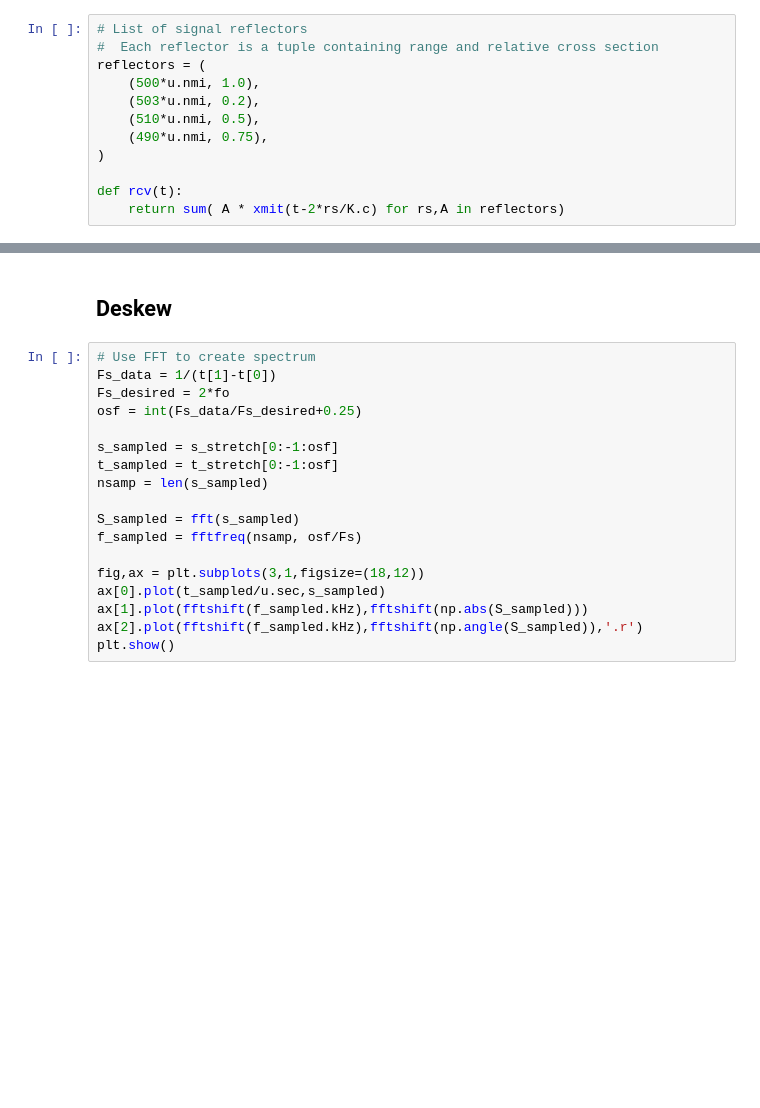
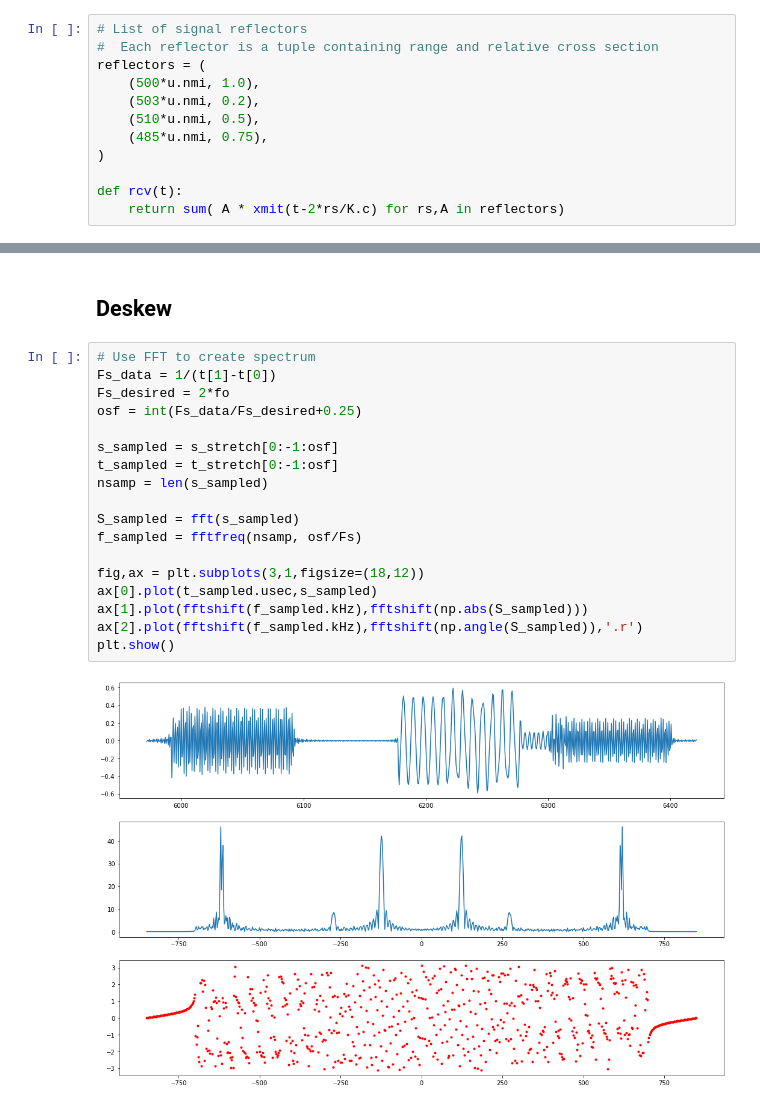
Before and after one commit to mikemayer67/PhysDim, a Jupyter notebook: PulseLab.ipynb, the cells around one changed output, grey strips where cells are left out. Saved outputs shown, nothing was run; the diff lists cells and outputs as text; blank space fills up the shorter version.

```diff
--- a/PulseLab.ipynb
+++ b/PulseLab.ipynb
@@ -59,7 +63,7 @@ reflectors = (
     (500*u.nmi, 1.0),
     (503*u.nmi, 0.2),
     (510*u.nmi, 0.5),
-    (490*u.nmi, 0.75),
+    (485*u.nmi, 0.75),
 )
 
 def rcv(t):
@@ -193,21 +213,23 @@ plt.show()
 # %%
 # Use FFT to create spectrum
 Fs_data = 1/(t[1]-t[0])
 Fs_desired = 2*fo
 osf = int(Fs_data/Fs_desired+0.25)
 
 s_sampled = s_stretch[0:-1:osf]
 t_sampled = t_stretch[0:-1:osf]
 nsamp = len(s_sampled)
 
 S_sampled = fft(s_sampled)
 f_sampled = fftfreq(nsamp, osf/Fs)
 
 fig,ax = plt.subplots(3,1,figsize=(18,12))
-ax[0].plot(t_sampled/u.sec,s_sampled)
+ax[0].plot(t_sampled.usec,s_sampled)
 ax[1].plot(fftshift(f_sampled.kHz),fftshift(np.abs(S_sampled)))
 ax[2].plot(fftshift(f_sampled.kHz),fftshift(np.angle(S_sampled)),'.r')
 plt.show()
+# %% [output]
+[figure, added]
 # %%
 fig,axs = plt.subplots(4,1,figsize=(18,16))
 dt = -f_sampled*(Fs/osf)/gamma
```
Also changed, not shown: parts of 17 cells of this notebook.
